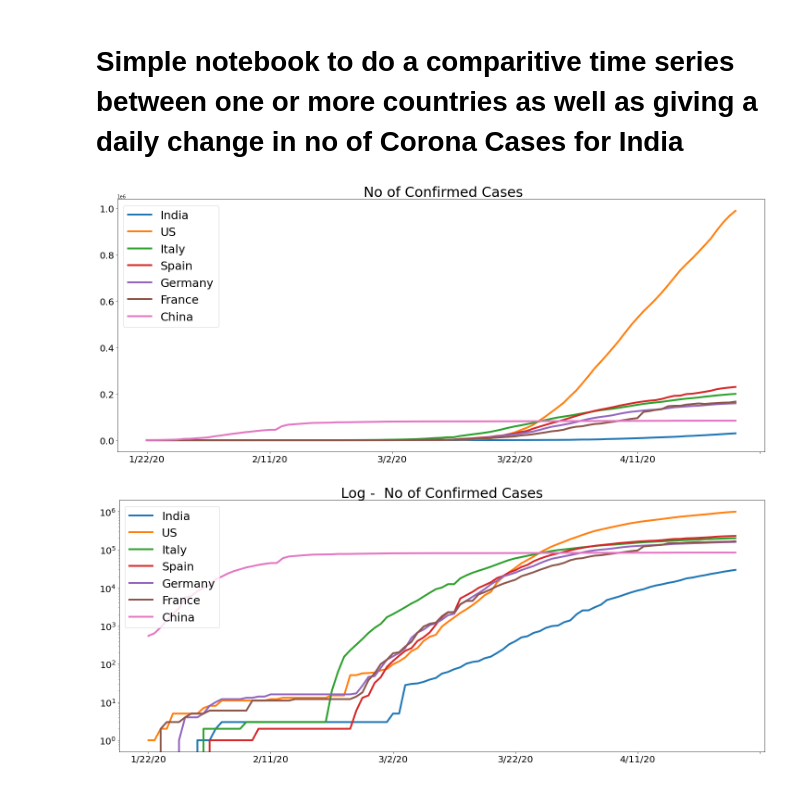
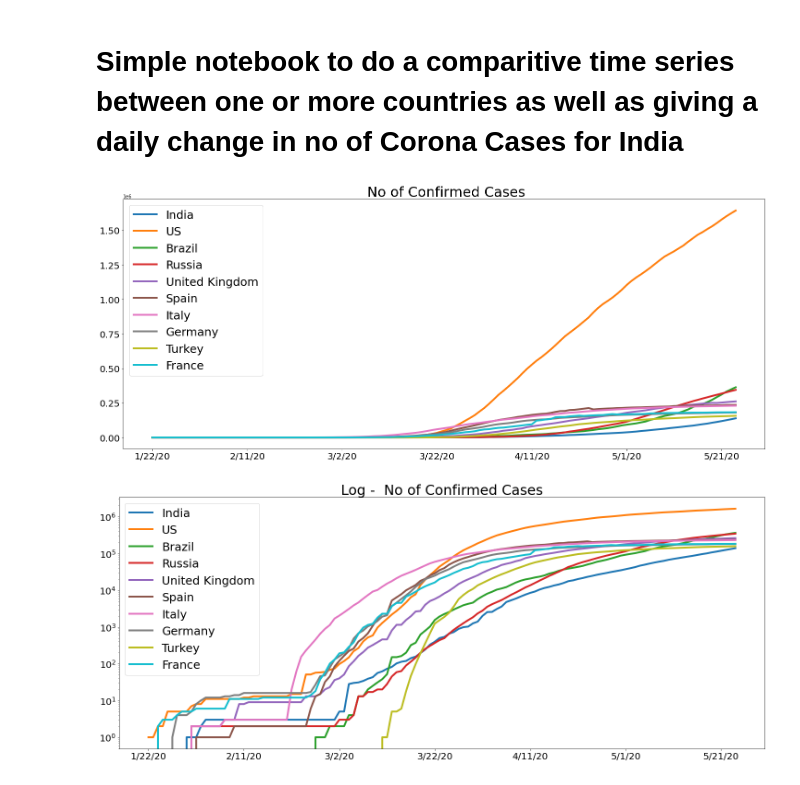
Before and after one commit to coolviki/corona_analysis, a Jupyter notebook: Corona_Analysis.ipynb, the cells around one changed output. Drawn from its saved outputs; the diff is of its cells as text; code cells hidden in the pictures.

```diff
--- a/Corona_Analysis.ipynb
+++ b/Corona_Analysis.ipynb
@@ -117,10 +163,10 @@ def drawDeltaChartForVirus(countriesList,percentage=False,movingAverage=False,da
 
     return;
 # %%
-drawChartForVirus(["India","US","Italy","Spain","Germany","France","China"],[],False )
+drawChartForVirus(["India","US","Brazil","Russia","United Kingdom","Spain","Italy","Germany","Turkey","France"],[],False )
 # %% [output]
-[figure, old version]
+[figure, new version]
 # %%
-drawChartForVirus(["India","US","Italy","Spain","Germany","France","China"],[],True )
+drawChartForVirus(["India","US","Brazil","Russia","United Kingdom","Spain","Italy","Germany","Turkey","France"],[],True )
 # %% [output]
-[figure, old version]
+[figure, new version]
```
Also changed, not shown: parts of 14 cells of this notebook.
